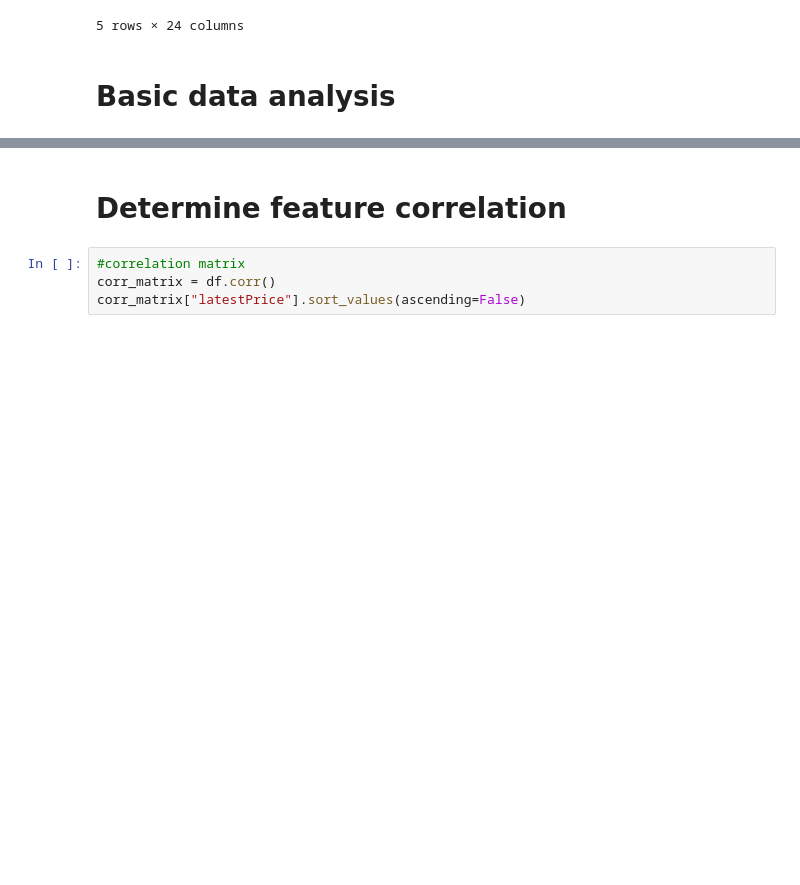
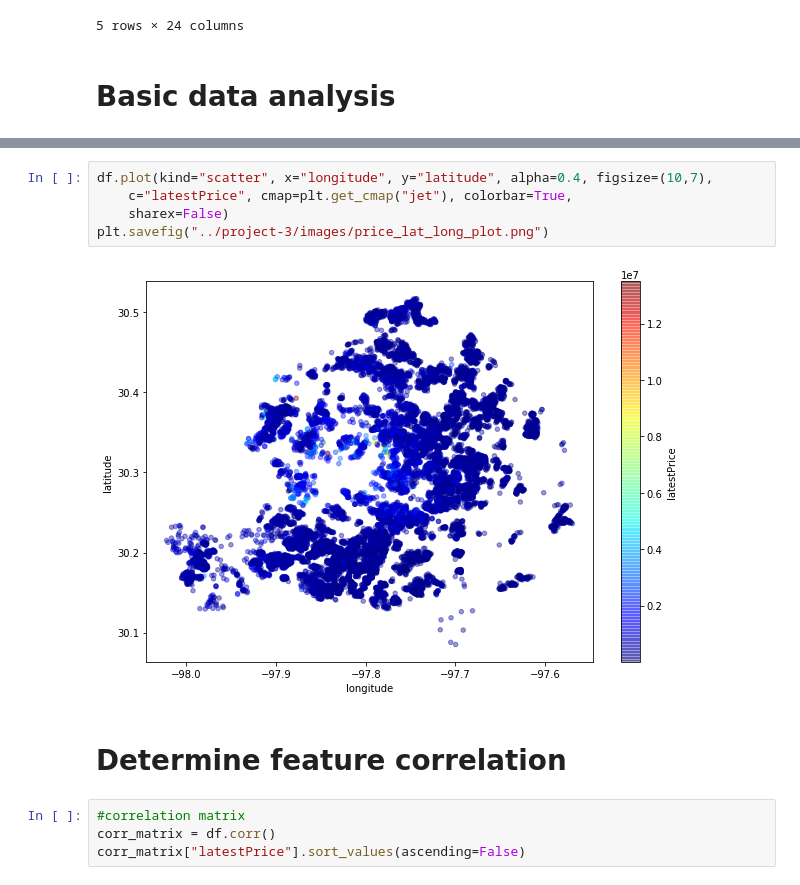
Before and after one commit to kflores56/project-3, a Jupyter notebook: model_3.ipynb, the cells around one changed output, grey strips where cells are left out. Drawn from its saved outputs; the diff is of its cells as text; blank space fills up the shorter version.

```diff
--- a/model_3.ipynb
+++ b/model_3.ipynb
@@ -85,3 +90,10 @@ plt.show()
+# %%
+df.plot(kind="scatter", x="longitude", y="latitude", alpha=0.4, figsize=(10,7),
+    c="latestPrice", cmap=plt.get_cmap("jet"), colorbar=True,
+    sharex=False)
+plt.savefig("../project-3/images/price_lat_long_plot.png")
+# %% [output]
+[figure, added]
 # %% [markdown]
 # Determine feature correlation
 # %%
```
Also changed, not shown: parts of 4 cells of this notebook, 5 other files.
